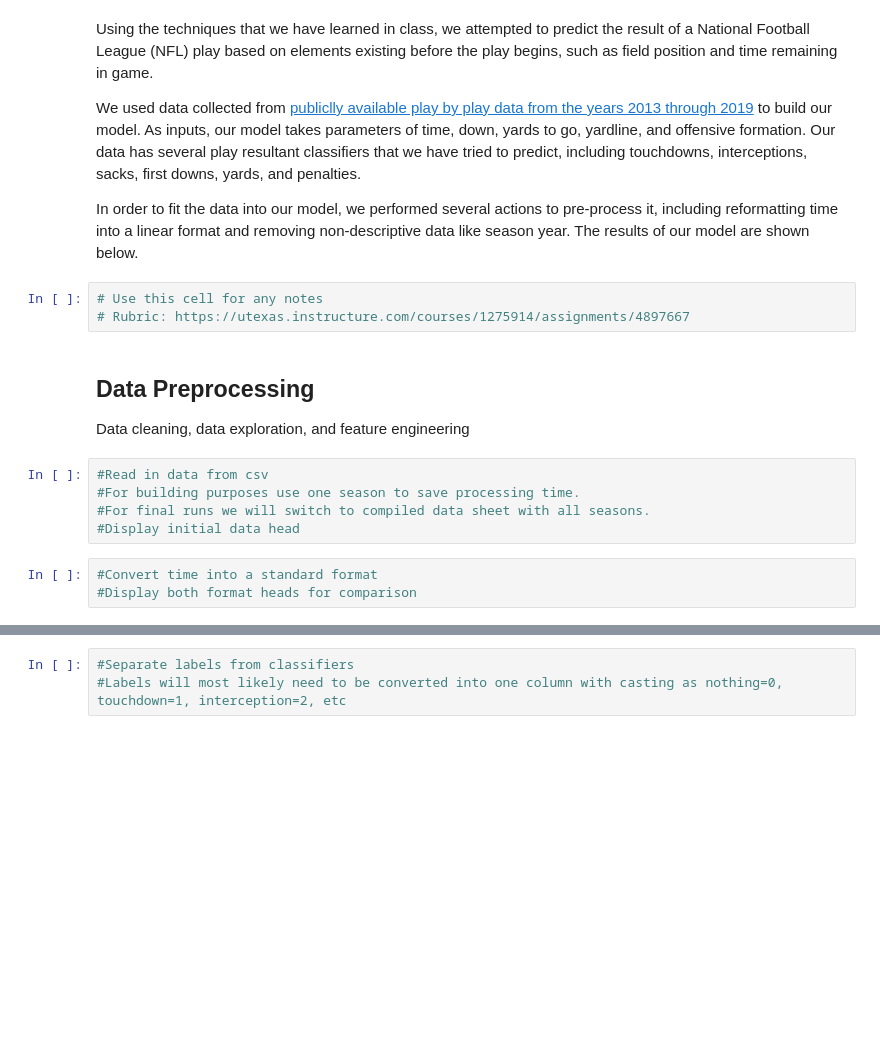
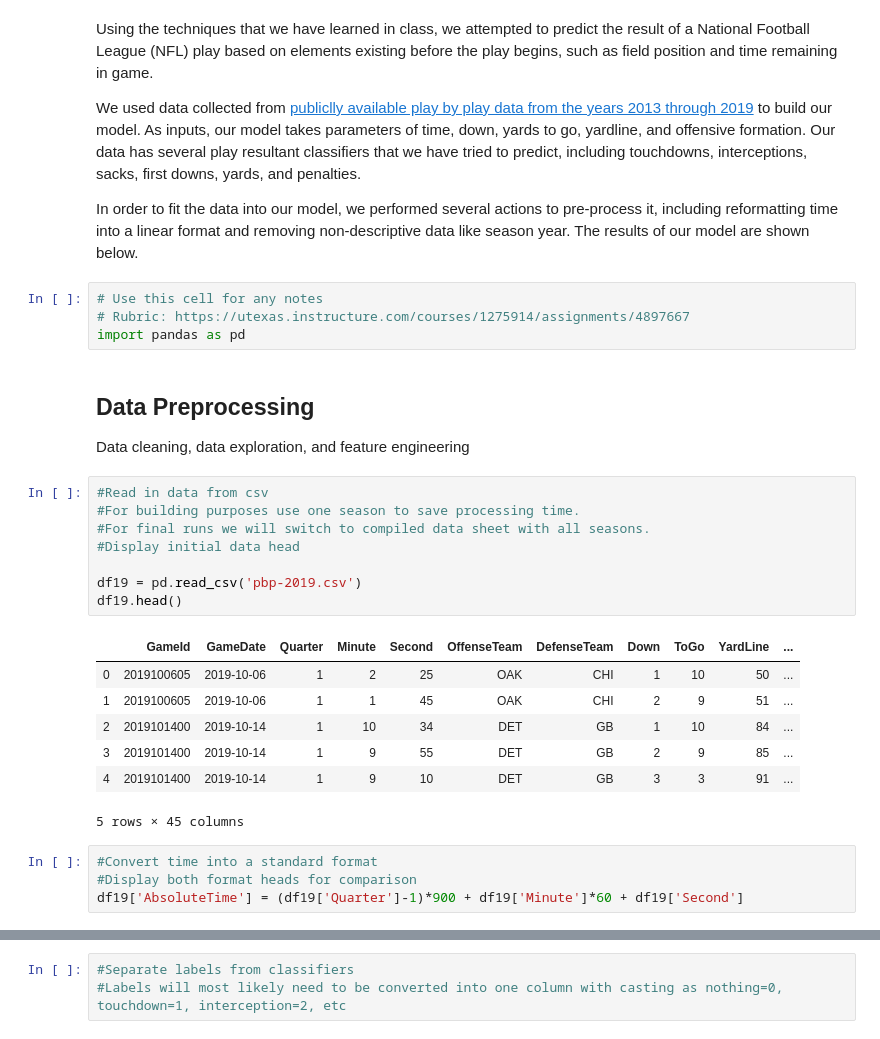
Before and after one commit to BryceHolladay/dataanalproj, a Jupyter notebook: Data Analytics Project.ipynb, the cells around one changed output, grey strips where cells are left out. Cells and saved outputs as stored; diff of their text form; blank space fills up the shorter version.

```diff
--- a/Data Analytics Project.ipynb
+++ b/Data Analytics Project.ipynb
@@ -11,14 +11,27 @@ In order to fit the data into our model, we performed several actions to pre-pro
 # %%
 # Use this cell for any notes
 # Rubric: https://utexas.instructure.com/courses/1275914/assignments/4897667
+import pandas as pd
 # %% [markdown]
 ## Data Preprocessing
 Data cleaning, data exploration, and feature engineering
 # %%
 #Read in data from csv
 #For building purposes use one season to save processing time.
 #For final runs we will switch to compiled data sheet with all seasons.
 #Display initial data head
+
+df19 = pd.read_csv('pbp-2019.csv')
+df19.head()
+# %% [output]
+|  | GameId | GameDate | Quarter | Minute | Second | OffenseTeam | DefenseTeam | Down | ToGo | YardLine | ... |
+| 0 | 2019100605 | 2019-10-06 | 1 | 2 | 25 | OAK | CHI | 1 | 10 | 50 | ... |
+| 1 | 2019100605 | 2019-10-06 | 1 | 1 | 45 | OAK | CHI | 2 | 9 | 51 | ... |
+| 2 | 2019101400 | 2019-10-14 | 1 | 10 | 34 | DET | GB | 1 | 10 | 84 | ... |
+| 3 | 2019101400 | 2019-10-14 | 1 | 9 | 55 | DET | GB | 2 | 9 | 85 | ... |
+| 4 | 2019101400 | 2019-10-14 | 1 | 9 | 10 | DET | GB | 3 | 3 | 91 | ... |
+5 rows × 45 columns
 # %%
 #Convert time into a standard format
 #Display both format heads for comparison
+df19['AbsoluteTime'] = (df19['Quarter']-1)*900 + df19['Minute']*60 + df19['Second']
```
Also changed, not shown: parts of 3 cells of this notebook.
